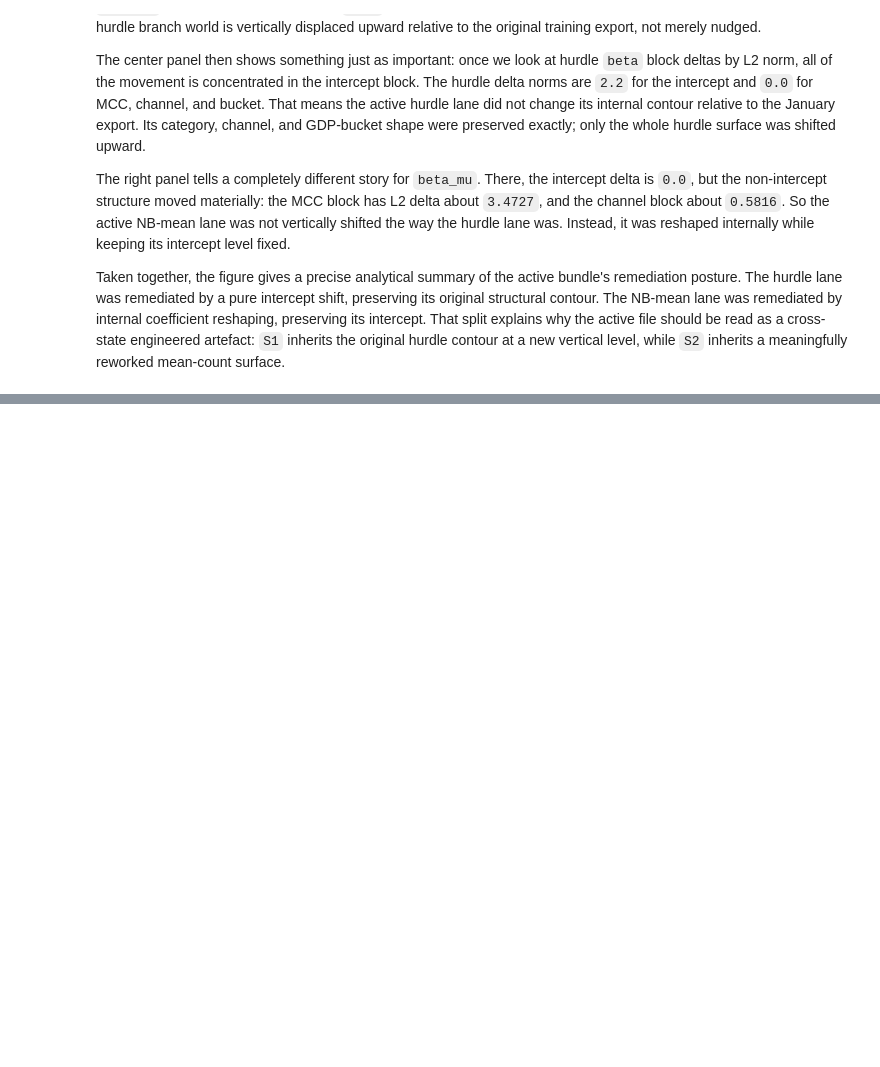
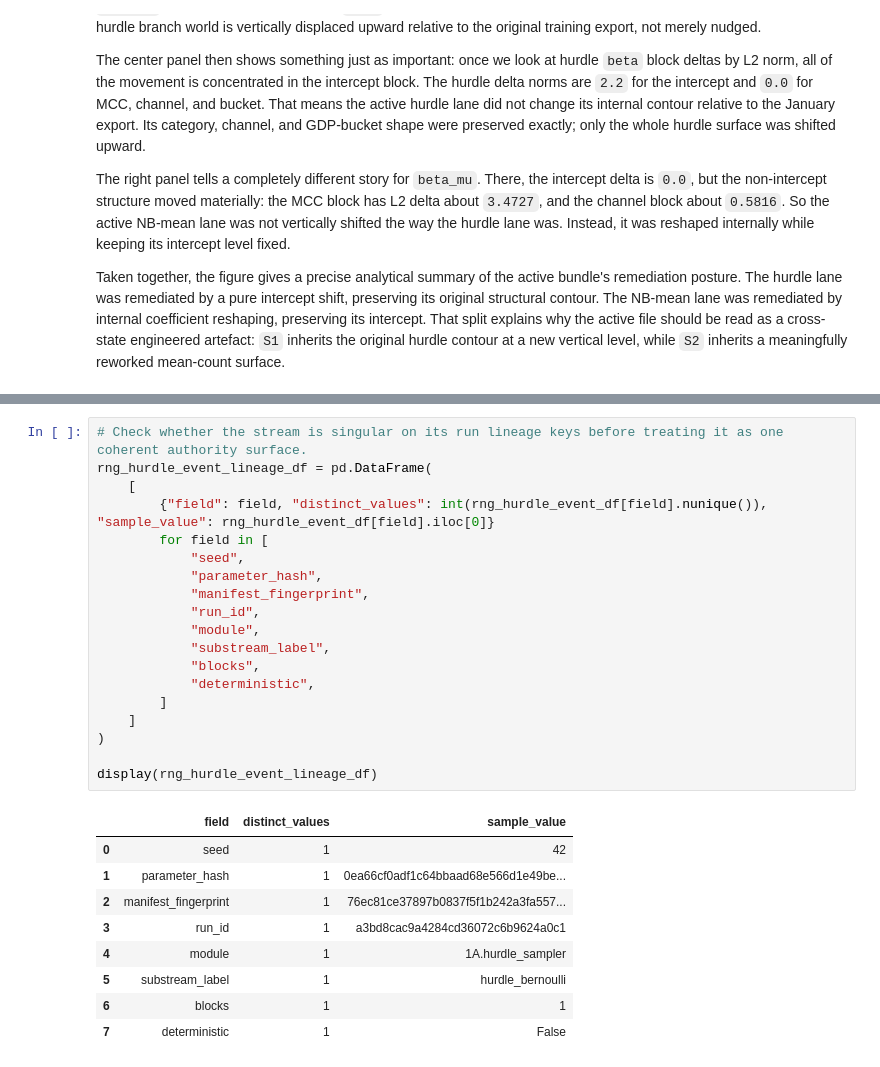
Before and after one commit to EsosaOrumwese/fraud-detection-system, a Jupyter notebook: analysis/dev_full_offline_investigation/00_investigation/notebooks/00_understanding_governed_data_world_p1.ipynb, the cells around one changed output, grey strips where cells are left out. Drawn from its saved outputs; the diff is of its cells as text; blank space fills up the shorter version.

```diff
--- a/analysis/dev_full_offline_investigation/00_investigation/notebooks/00_understanding_governed_data_world_p1.ipynb
+++ b/analysis/dev_full_offline_investigation/00_investigation/notebooks/00_understanding_governed_data_world_p1.ipynb
@@ -3499,0 +3658,29 @@ Taken together, the figure gives a precise analytical summary of the active bund
+# %%
+# Check whether the stream is singular on its run lineage keys before treating it as one coherent authority surface.
+rng_hurdle_event_lineage_df = pd.DataFrame(
+    [
+        {"field": field, "distinct_values": int(rng_hurdle_event_df[field].nunique()), "sample_value": rng_hurdle_event_df[field].iloc[0]}
+        for field in [
+            "seed",
+            "parameter_hash",
+            "manifest_fingerprint",
+            "run_id",
+            "module",
+            "substream_label",
+            "blocks",
+            "deterministic",
+        ]
+    ]
+)
+
+display(rng_hurdle_event_lineage_df)
+# %% [output]
+|  | field | distinct_values | sample_value |
+| 0 | seed | 1 | 42 |
+| 1 | parameter_hash | 1 | 0ea66cf0adf1c64bbaad68e566d1e49be... |
+| 2 | manifest_fingerprint | 1 | 76ec81ce37897b0837f5f1b242a3fa557... |
+| 3 | run_id | 1 | a3bd8cac9a4284cd36072c6b9624a0c1 |
+| 4 | module | 1 | 1A.hurdle_sampler |
+| 5 | substream_label | 1 | hurdle_bernoulli |
+| 6 | blocks | 1 | 1 |
+| 7 | deterministic | 1 | False |
```
Also changed, not shown: parts of 51 cells of this notebook.
